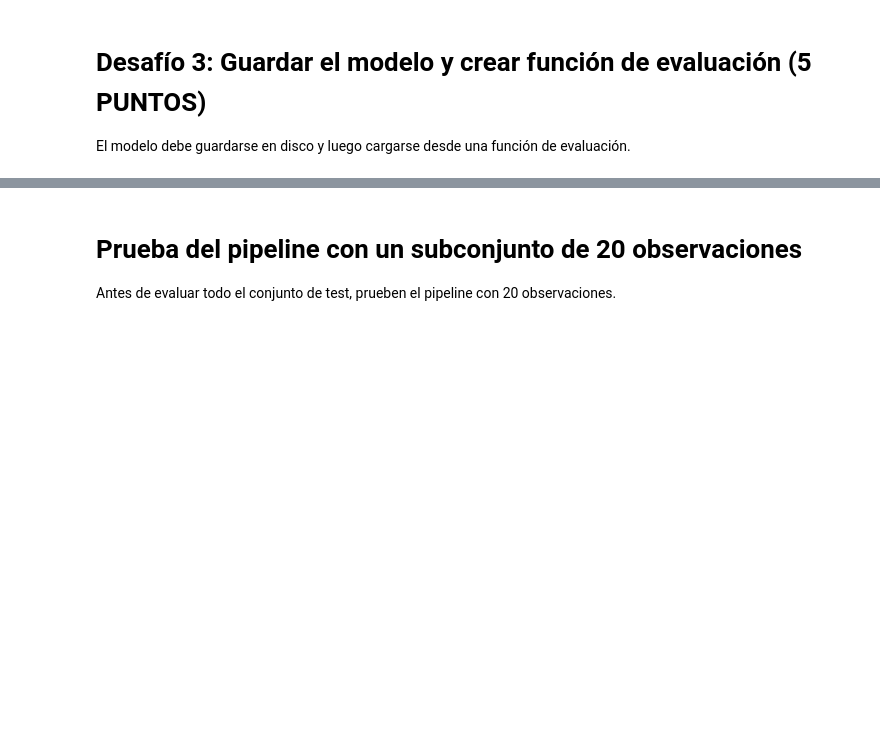
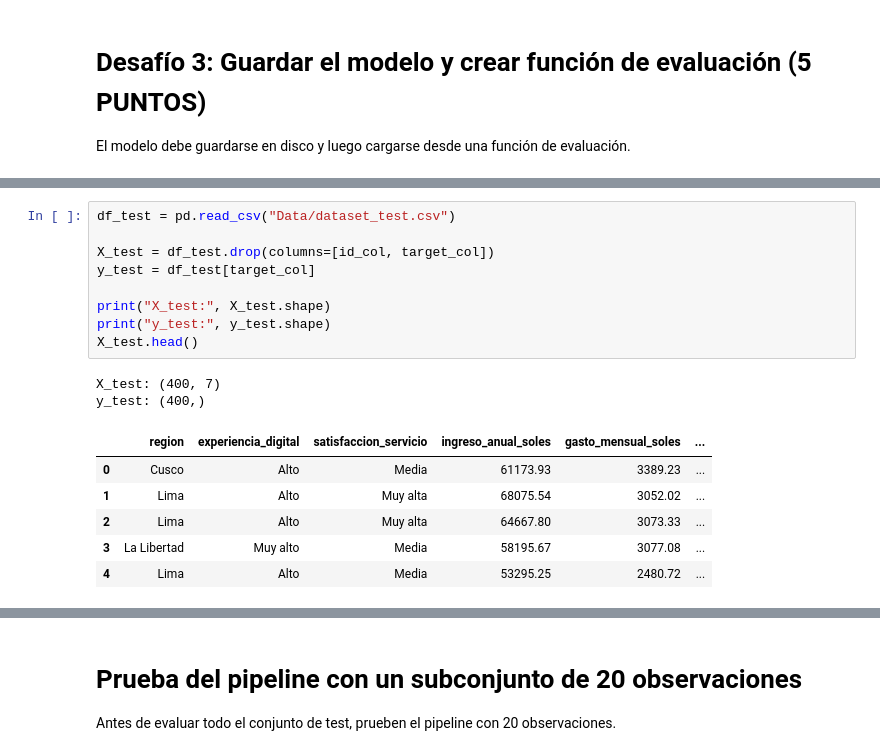
Before and after one commit to nico-0107/LaboratorioFinal-IA, a Jupyter notebook: laboratorio_final_ia.ipynb, the cells around one changed output, grey strips where cells are left out. Drawn from its saved outputs; the diff is of its cells as text; blank space fills up the shorter version.

```diff
--- a/laboratorio_final_ia.ipynb
+++ b/laboratorio_final_ia.ipynb
@@ -350,3 +437,21 @@ model_path = "best_model.pkl"
+# %%
+df_test = pd.read_csv("Data/dataset_test.csv")
+
+X_test = df_test.drop(columns=[id_col, target_col])
+y_test = df_test[target_col]
+
+print("X_test:", X_test.shape)
+print("y_test:", y_test.shape)
+X_test.head()
+# %% [output]
+X_test: (400, 7)
+y_test: (400,)
+|  | region | experiencia_digital | satisfaccion_servicio | ingreso_anual_soles | gasto_mensual_soles | ... |
+| 0 | Cusco | Alto | Media | 61173.93 | 3389.23 | ... |
+| 1 | Lima | Alto | Muy alta | 68075.54 | 3052.02 | ... |
+| 2 | Lima | Alto | Muy alta | 64667.80 | 3073.33 | ... |
+| 3 | La Libertad | Muy alto | Media | 58195.67 | 3077.08 | ... |
+| 4 | Lima | Alto | Media | 53295.25 | 2480.72 | ... |
 # %%
 def evaluate(model_path, X_test, y_test):
     """
```
Also changed, not shown: parts of 7 cells of this notebook, 1 other file.
